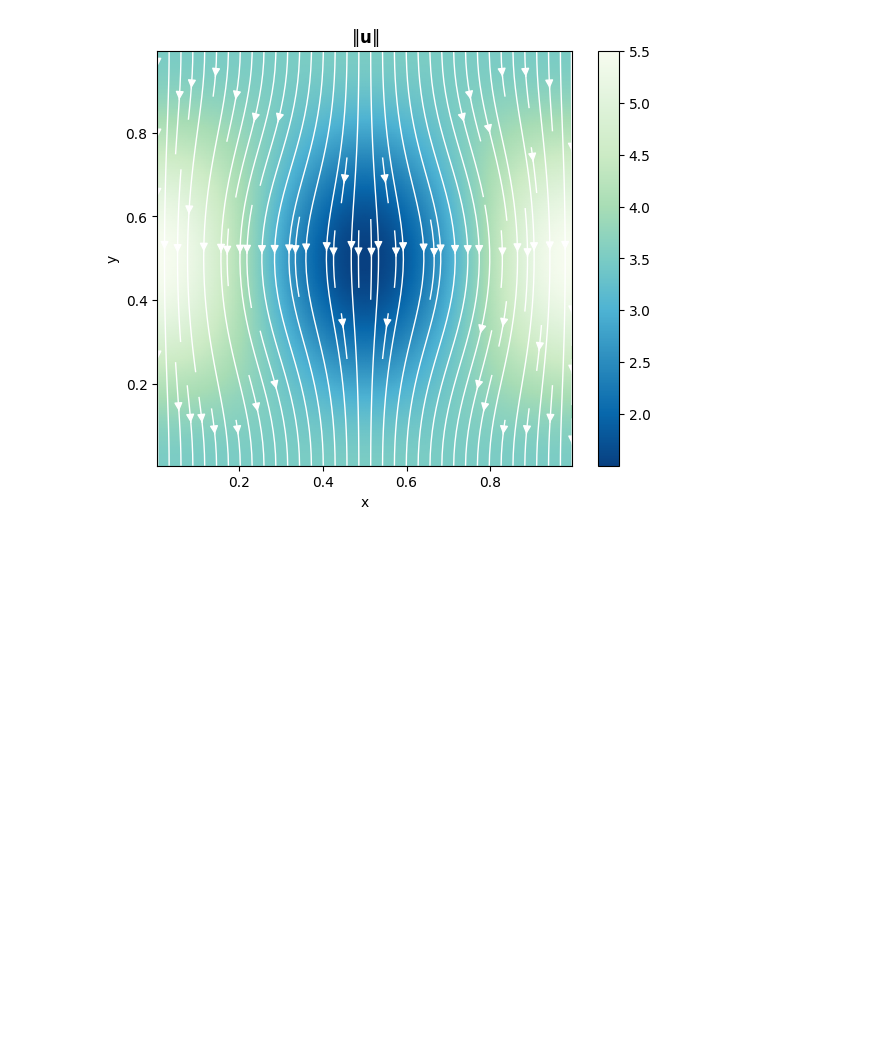
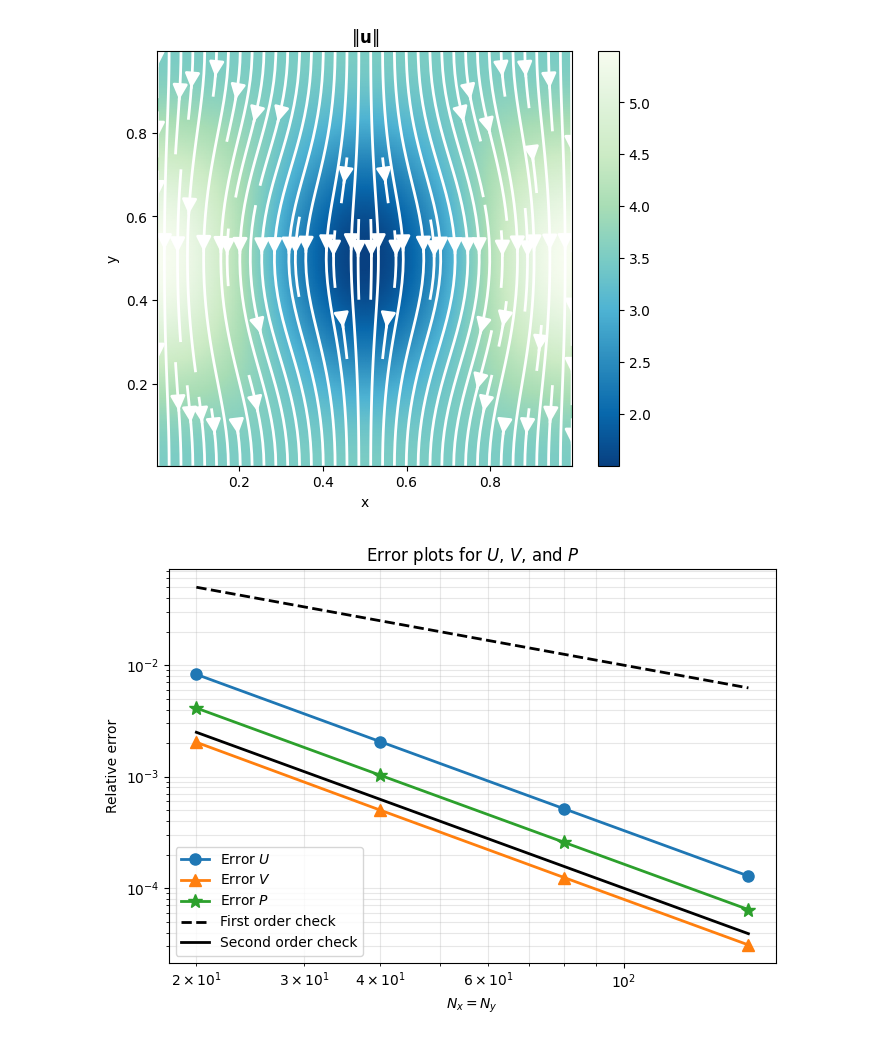
Before and after one commit to elsaschutfort/MATH550_HW1, a Jupyter notebook: code/problem1.ipynb, the cells around one changed output. Saved outputs shown, nothing was run; the diff lists cells and outputs as text; code cells hidden in the pictures; blank space fills up the shorter version.

Commit message:
Did problem 2

```diff
--- a/code/problem1.ipynb
+++ b/code/problem1.ipynb
@@ -36,6 +36,7 @@ def lap_dirichlet_type2(n, h):
 # %%
 def D_x(n, h):
     D = sp.diags([-1.0, 1.0], [0, 1], shape=(n, n), format="lil")
+    D[-1, 0] = 1.0
     return D.tocsc() / h
 
 def D_y(n, h):
@@ -82,24 +84,49 @@ def solve(Nx, Ny):
     return U, V, P, grids
-# %%
-N = [20, 40, 80, 160]
-U, V, P, grids = solve(N[-1], N[-1])
-N = N[-1]
-Vbot, Vtop = -3.5, -3.5
-
-Uc = 0.5 * (U + np.roll(U, -1, axis=1))
-Vfull = np.vstack([np.full((1, N), Vbot), V, np.full((1, N), Vtop)])
-Vc = 0.5 * (Vfull[:-1] + Vfull[1:])
-speed = np.sqrt(Uc**2 + Vc**2)
-
-xc, yc = grids["XP"][0, :], grids["YP"][:, 0]
-
-fig, ax = plt.subplots(figsize=(6, 5))
-pc = ax.pcolormesh(xc, yc, speed, shading="gouraud", cmap="mako" if "mako" in plt.colormaps() else "GnBu_r")
-ax.streamplot(xc, yc, Uc, Vc, color="white", density=1.2, linewidth=1, arrowsize=1.2)
-fig.colorbar(pc, ax=ax)
-ax.set(xlabel="x", ylabel="y", title=r"$\|\mathbf{u}\|$", aspect="equal",
-       xlim=(xc[0], xc[-1]), ylim=(yc[0], yc[-1]))
-fig.tight_layout()
-fig.savefig("./writeup/figs/problem1.png", dpi=150)
-# %% [output]
-[figure, removed]
+# %%
+N = [20, 40, 80, 160]
+err_U, err_V, err_P = [], [], []
+for n in N:
+    U, V, P, grids = solve(n, n)
+    XU, YU, XV, YV, XP, YP = grids['XU'], grids['YU'], grids['XV'], grids['YV'], grids['XP'], grids['YP']
+    err_U.append(np.linalg.norm(U - U_an(XU, YU)) / np.linalg.norm(U_an(XU, YU)))
+    err_V.append(np.linalg.norm(V - V_an(XV, YV)) / np.linalg.norm(V_an(XV, YV)))
+    err_P.append(np.linalg.norm(P - P_an(XP, YP)) / np.linalg.norm(P_an(XP, YP)))
+
+n = N[-1]
+Vbot, Vtop = -3.5, -3.5
+
+Uc = 0.5 * (U + np.roll(U, -1, axis=1))
+Vfull = np.vstack([np.full((1, n), Vbot), V, np.full((1, n), Vtop)])
+Vc = 0.5 * (Vfull[:-1] + Vfull[1:])
+speed = np.sqrt(Uc**2 + Vc**2)
+
+xc, yc = grids["XP"][0, :], grids["YP"][:, 0]
+
+fig, ax = plt.subplots(figsize=(6, 5))
+pc = ax.pcolormesh(xc, yc, speed, shading="gouraud", cmap="mako" if "mako" in plt.colormaps() else "GnBu_r")
+ax.streamplot(xc, yc, Uc, Vc, color="white", density=1.2, linewidth=2, arrowsize=2.2)
+fig.colorbar(pc, ax=ax)
+ax.set(xlabel="x", ylabel="y", title=r"$\|\mathbf{u}\|$", aspect="equal",
+       xlim=(xc[0], xc[-1]), ylim=(yc[0], yc[-1]))
+fig.tight_layout()
+fig.savefig("../writeup/figs/problem1.png", dpi=150)
+
+N = np.asarray(N)
+
+fig, ax = plt.subplots(figsize=(7, 5))
+ax.loglog(N, err_U, "o-", label="Error $U$", linewidth=2, markersize=8)
+ax.loglog(N, err_V, "^-", label="Error $V$", linewidth=2, markersize=8)
+ax.loglog(N, err_P, "*-", markersize=10, label="Error $P$", linewidth=2)
+ax.loglog(N, 1/N,    "k--", label="First order check", linewidth=2)
+ax.loglog(N, 1/N**2, "k-",  label="Second order check", linewidth=2)
+
+ax.set_xlabel("$N_x = N_y$")
+ax.set_ylabel("Relative error")
+ax.set_title("Error plots for $U$, $V$, and $P$")
+ax.grid(True, which="both", alpha=0.3)
+ax.legend()
+plt.tight_layout()
+plt.show()
+# %% [output]
+[figure, added]
+[figure, added]
```
Also changed, not shown: parts of 1 cell of this notebook, 1 other file.
